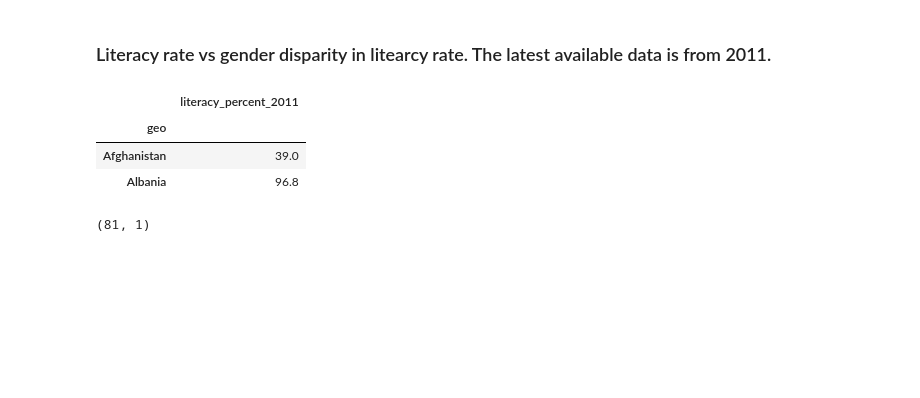
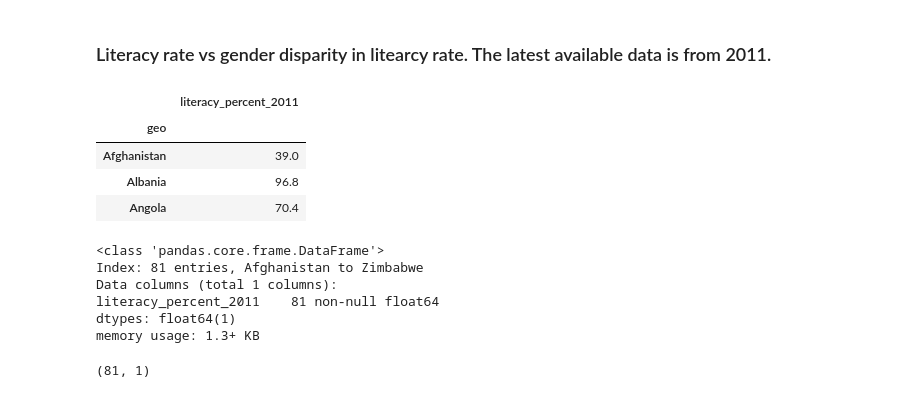
Before and after one commit to Kashfia18/GapMinder-project, a Jupyter notebook: Investigate_a_Dataset_Gapminder.ipynb, the cells around one changed output. Saved outputs shown, nothing was run; the diff lists cells and outputs as text; code cells hidden in the pictures; blank space fills up the shorter version.

```diff
--- a/Investigate_a_Dataset_Gapminder.ipynb
+++ b/Investigate_a_Dataset_Gapminder.ipynb
@@ -108,10 +108,11 @@ Since each of the csv file consists of many years. We chose to work with certain
 # %%
 #function for cleaning data. Select the desired set. Drop nulls.
 #Set the country name ('geo') as index. Rename the columns
-def clean_data(df,name, year):
-    df1=df.loc[:, ('geo', year)]
-    if sum(df[year].isnull())>0:
-        df1.dropna(subset=[year],inplace=True)
+def clean_data(df,name, years):
+    df1=df.loc[:, ('geo', *years)]
+    for year in years:
+        if sum(df[year].isnull())>0:
+            df1.dropna(subset=years,inplace=True)
     df1.set_index('geo', inplace=True)
     df1.rename(columns=lambda x: name + "_" + x[:4], inplace=True)
     return df1
@@ -120,15 +121,25 @@ def clean_data(df,name, year):
 # %%
 # check the function on literacy_percent.
 # We selected 2011 as that's the latest year for this datafile
-literacy_percent_2011=clean_data(literacy_percent, 'literacy_percent', '2011')
+literacy_percent_2011=clean_data(literacy_percent, 'literacy_percent', ['2011'])
 # %%
 # check the new dataframe
-literacy_percent_2011.head(2)
+literacy_percent_2011.head(3)
 # %% [output]
 |  | literacy_percent_2011 |
 | geo |  |
 | Afghanistan | 39.0 |
 | Albania | 96.8 |
+| Angola | 70.4 |
+# %%
+literacy_percent_2011.info()
+# %% [output]
+<class 'pandas.core.frame.DataFrame'>
+Index: 81 entries, Afghanistan to Zimbabwe
+Data columns (total 1 columns):
+literacy_percent_2011    81 non-null float64
+dtypes: float64(1)
+memory usage: 1.3+ KB
 # %%
 #check the no of rows in the dataframe
 literacy_percent_2011.shape
```
Also changed, not shown: parts of 7 cells of this notebook.
